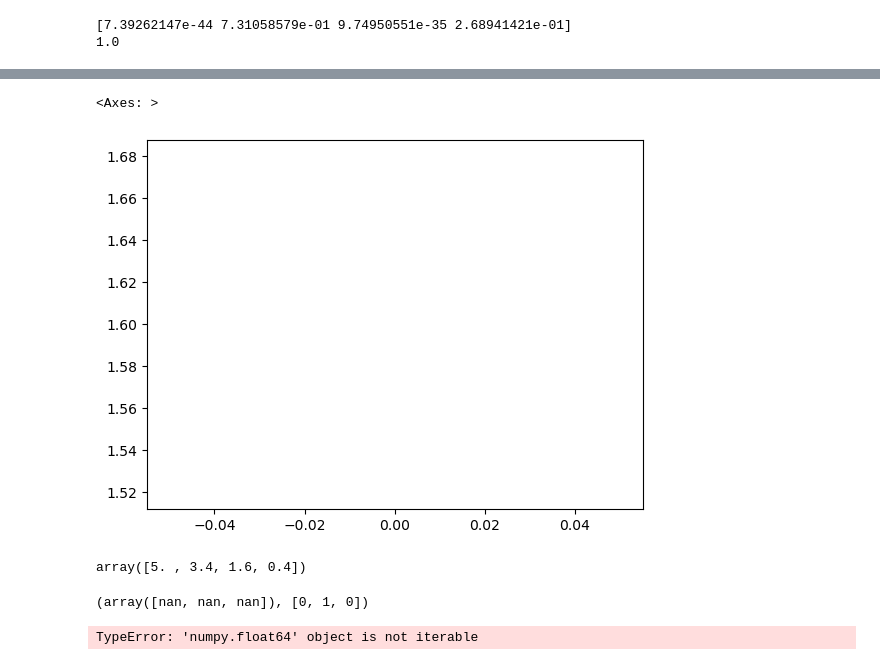
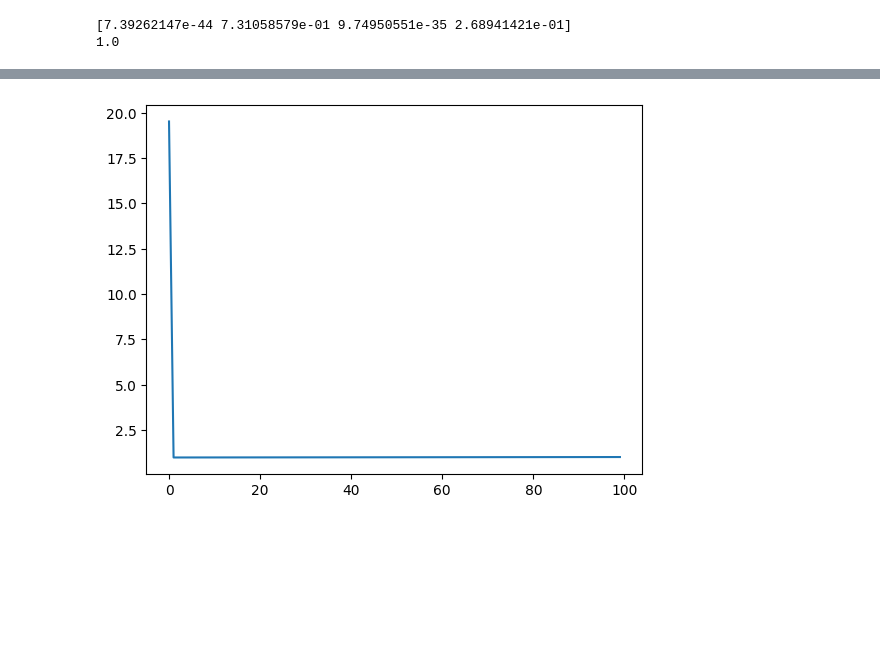
Before and after one commit to PHILIPP111007/ML, a Jupyter notebook: phils_model/main.ipynb, the cells around one changed output, grey strips where cells are left out. Drawn from its saved outputs; the diff is of its cells as text; code cells hidden in the pictures; blank space fills up the shorter version.

```diff
--- a/phils_model/main.ipynb
+++ b/phils_model/main.ipynb
@@ -181,22 +157,17 @@ class Model:
 
                 # Backward pass
                 D = []
-                delta = output_error * self.layers[-2].activation.derivative(x=self.layers[-1].output)
+                delta = output_error
                 D.append(delta)
                 for i in range(self._layers_len - 2, -1, -1):
-                    # error = np.dot(self.layers[i+1].weights.T, delta)
-                    # delta =  self.layers[i].activation.derivative(x=self.layers[i].output) * error
-                    # self.layers[i+1].weights += np.dot(delta, self.layers[i].output.T) * learning_rate
-
-                    delta = np.dot(D[-1], self.layers[i-1].weights)
+                    delta = np.dot(self.layers[i].weights, D[-1][0][0])
                     delta *= self.layers[i].activation.derivative(self.layers[i].output)
                     D.append(delta)
 
                 # Update weights
                 D = D[::-1]
                 for i in range(self._layers_len):
-                    self.layers[i].weights += np.dot(D[i], self.layers[i].output) * learning_rate
-                # print(D)
+                    self.layers[i].weights += np.dot(D[i][0][0], self.layers[i].output) * learning_rate
 
             mean_loss = np.mean(epoch_losses)
             losses_by_epoch.append(mean_loss)
@@ -218,8 +189,6 @@ class Model:
         output_layer = self.layers[-1]
         output = output_layer.output
 
-        # print(output, target)
-
         loss = self.loss.calc(x=output, y=target)
         return loss
 
@@ -320,3 +216,16 @@ losses
+# %%
+train_dataset = Dataset(data=X_train, targets=y_train)
+
+layers = [
+    Linear(1,100, activation=Sigmoid()),
+    Linear(100,20, activation=Sigmoid()),
+    Linear(20,1),
+]
+
+model = Model(layers=layers, loss=MSELoss())
+
+
+losses = model.fit(dataset=train_dataset, n_epoch=100, learning_rate=0.01, verbose=1)
 # %%
 losses
 # %% [output]
@@ -324,33 +249,5 @@ losses
-# %%
-sns.lineplot(losses)
-# %% [output]
-<Axes: >
-[figure, removed]
-# %%
-X_val[0]
-# %% [output]
-array([5. , 3.4, 1.6, 0.4])
-# %%
-model.predict(X_train[1]), y_train[1]
-# %% [output]
-(array([nan, nan, nan]), [0, 1, 0])
-# %%
-true_count = 0
-all_count = 0
-
-for sample,target in zip(X_train, y_train):
-    pred = model.predict(sample=sample)
-
-    pred = np.where(pred[0] >= max(pred[0]), 1, 0)
-    # print(pred)
-    # print(target)
-
-    if list(pred) == target:
-        true_count += 1
-    all_count += 1
-
-
-acc = true_count / all_count
-acc
-# %% [output]
-TypeError: 'numpy.float64' object is not iterable
+# %%
+plt.plot(losses)
+plt.show()
+# %% [output]
+[figure, added]
```
Also changed, not shown: parts of 25 cells of this notebook.
